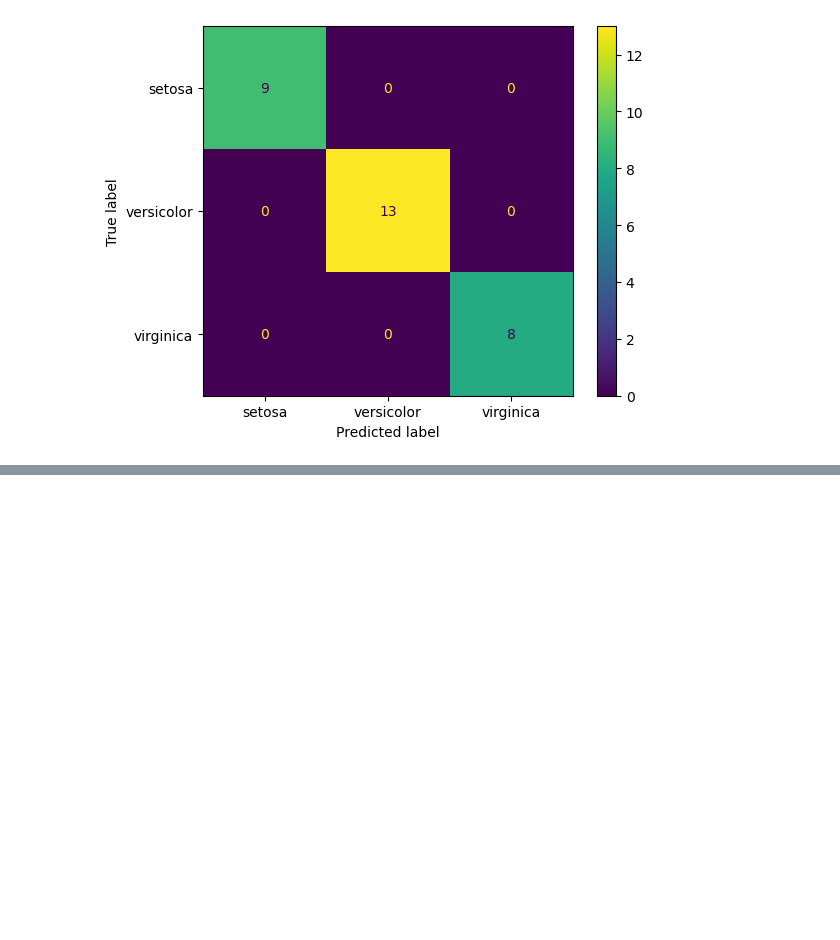
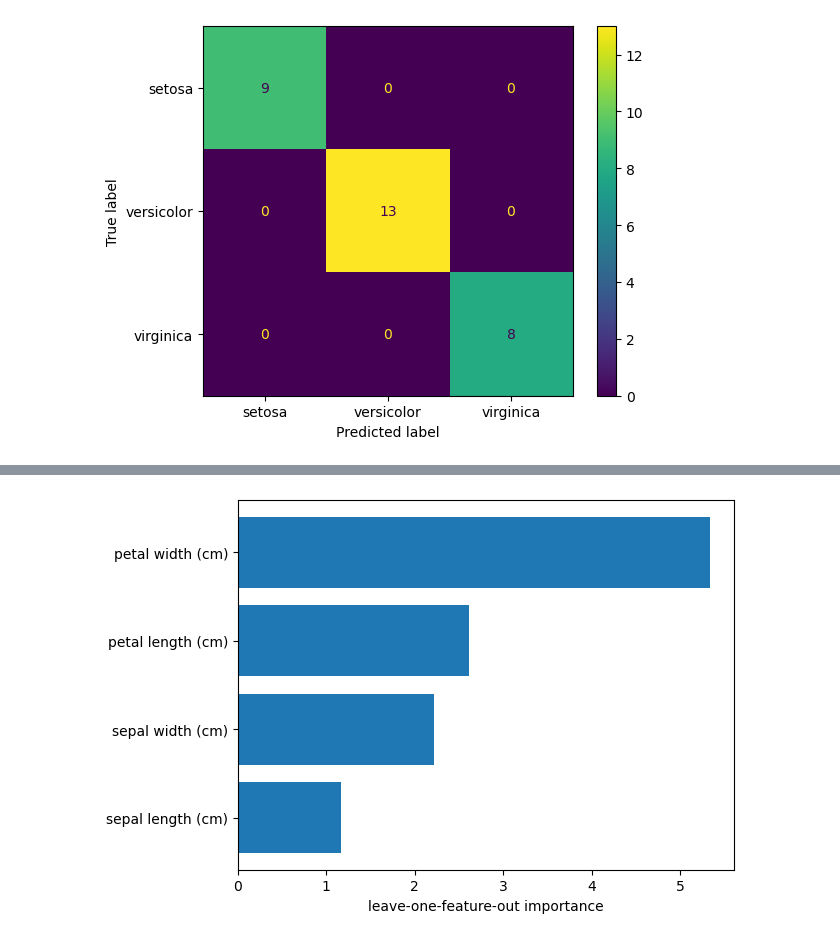
Before and after one commit to sangeetpaul/ml, a Jupyter notebook: mlp_iris.ipynb, the cells around one changed output, grey strips where cells are left out. Cells and saved outputs as stored; diff of their text form; code cells hidden in the pictures; blank space fills up the shorter version.

Commit message:
LOFO importance

```diff
--- a/mlp_iris.ipynb
+++ b/mlp_iris.ipynb
@@ -91,0 +92,2 @@ plt.xlabel("permutation feature importance");
+# %%
+LOFO = leave_one_feature_out_importance(model, X_train, X_test, y_train, y_test)
@@ -91,0 +96,5 @@ plt.xlabel("permutation feature importance");
+# %%
+plt.barh(data.feature_names, LOFO)
+plt.xlabel("leave-one-feature-out importance");
+# %% [output]
+[figure, added]
```
Also changed, not shown: parts of 5 cells of this notebook, 1 other file.
